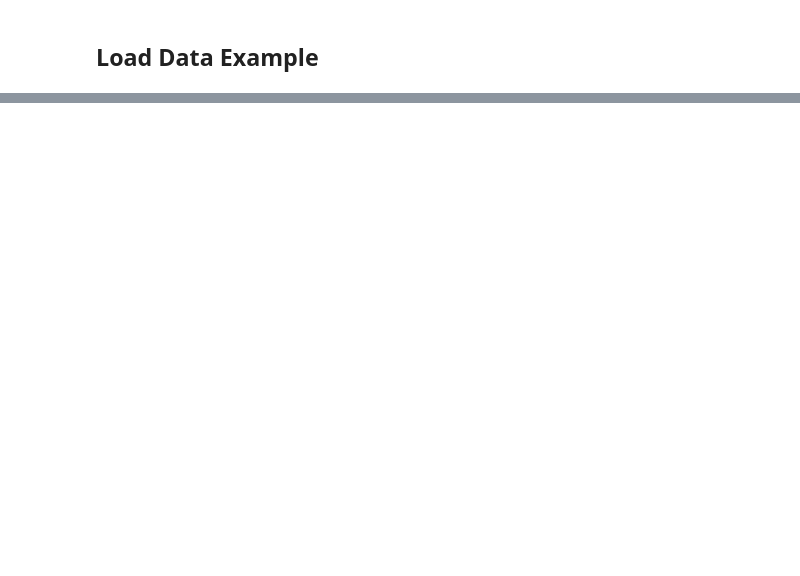
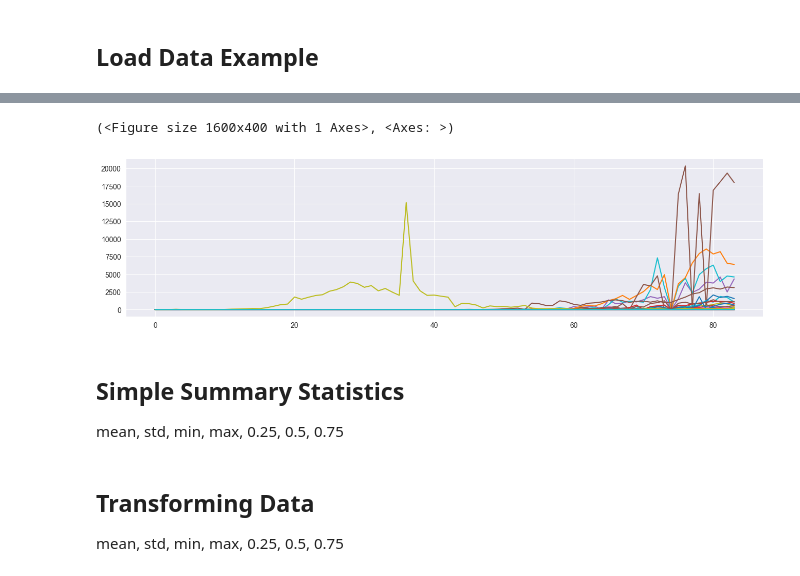
Before and after one commit to aeon-toolkit/aeon-tutorials, a Jupyter notebook: KDD-2024/Notebooks/Features-draft.ipynb, the cells around one changed output, grey strips where cells are left out. Cells and saved outputs as stored; diff of their text form; code cells hidden in the pictures; blank space fills up the shorter version.

```diff
--- a/KDD-2024/Notebooks/Features-draft.ipynb
+++ b/KDD-2024/Notebooks/Features-draft.ipynb
@@ -176,0 +66,15 @@ feature extraction" https://arxiv.org/abs/2006.00873
+# %%
+from aeon.visualisation import plot_series_collection
+
+plot_series_collection(X_train_r)
+# %% [output]
+(<Figure size 1600x400 with 1 Axes>, <Axes: >)
+[figure, added]
+# %% [markdown]
+## Simple Summary Statistics
+
+mean, std, min, max, 0.25, 0.5, 0.75
+# %% [markdown]
+## Transforming Data
+
+mean, std, min, max, 0.25, 0.5, 0.75
```
Also changed, not shown: parts of 52 cells of this notebook.
